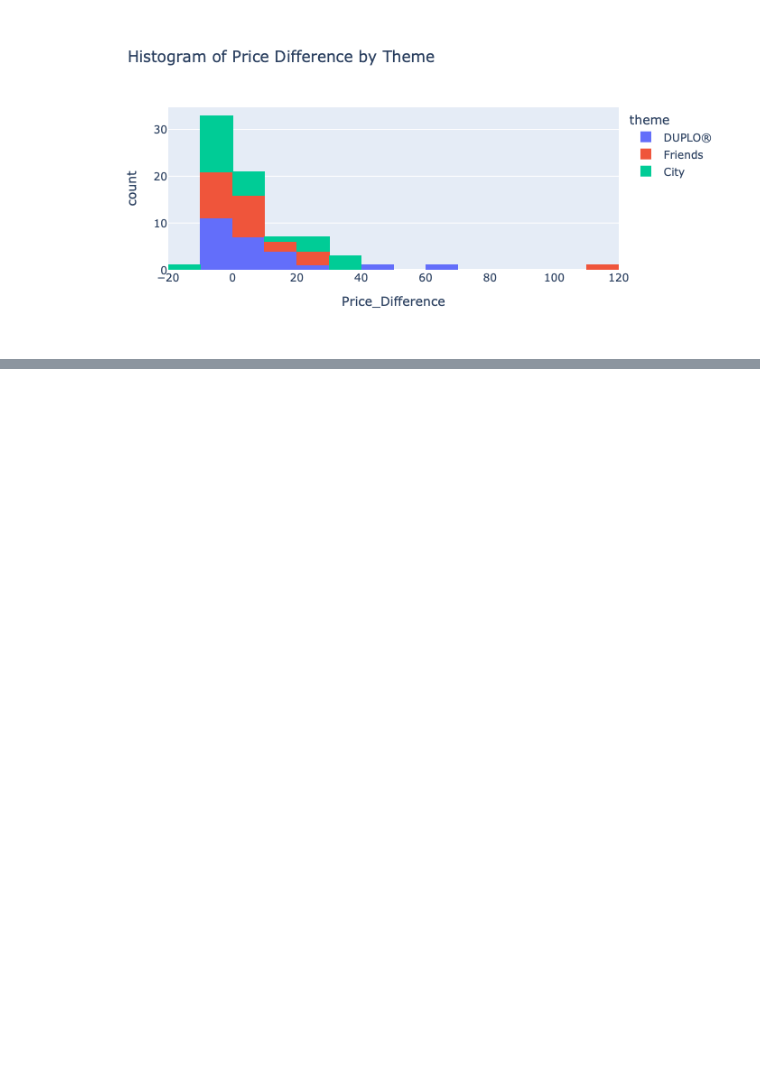
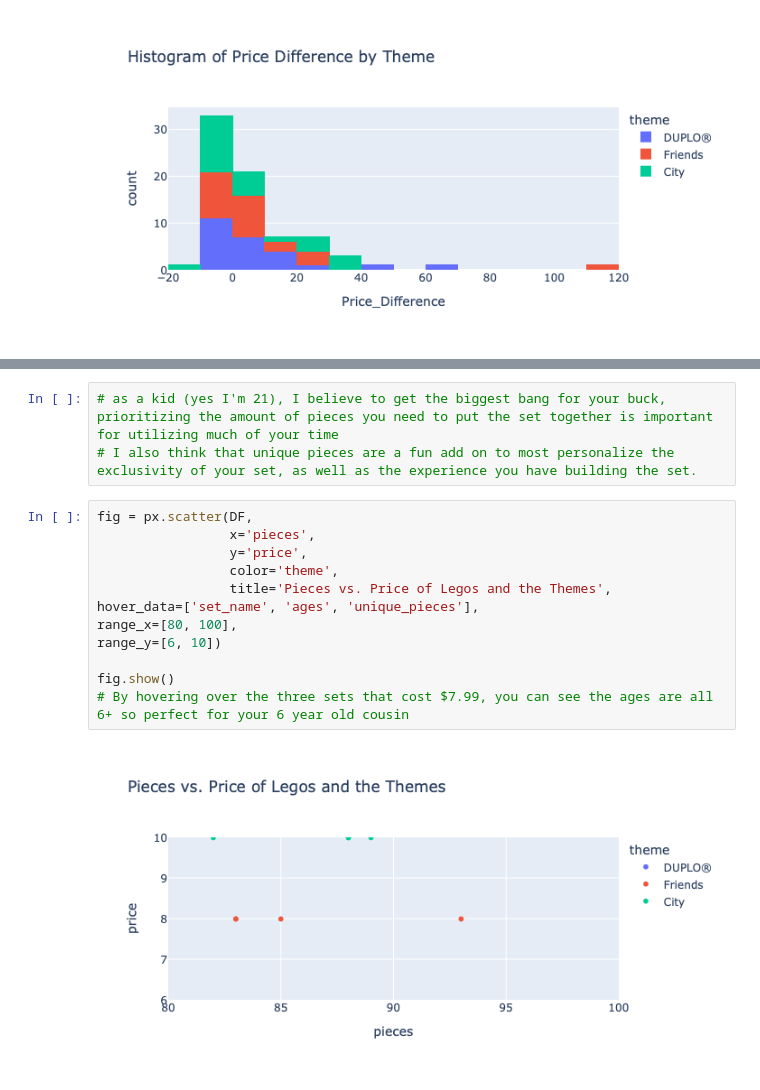
Before and after one commit to Mazzie15/Data101_Mazzie_Tetens_Code, a Jupyter notebook: Exam1/Exam1.ipynb, the cells around one changed output, grey strips where cells are left out. Drawn from its saved outputs; the diff is of its cells as text; blank space fills up the shorter version.

```diff
--- a/Exam1/Exam1.ipynb
+++ b/Exam1/Exam1.ipynb
@@ -172,0 +276,17 @@ most_expensive_set
+# %%
+# as a kid (yes I'm 21), I believe to get the biggest bang for your buck, prioritizing the amount of pieces you need to put the set together is important for utilizing much of your time
+# I also think that unique pieces are a fun add on to most personalize the exclusivity of your set, as well as the experience you have building the set.
+# %%
+fig = px.scatter(DF,
+                 x='pieces',
+                 y='price',
+                 color='theme',
+                 title='Pieces vs. Price of Legos and the Themes',
+hover_data=['set_name', 'ages', 'unique_pieces'],
+range_x=[80, 100],
+range_y=[6, 10])
+
+fig.show()
+# By hovering over the three sets that cost $7.99, you can see the ages are all 6+ so perfect for your 6 year old cousin
+# %% [output]
+[figure, added]
```
Also changed, not shown: parts of 18 cells of this notebook.
